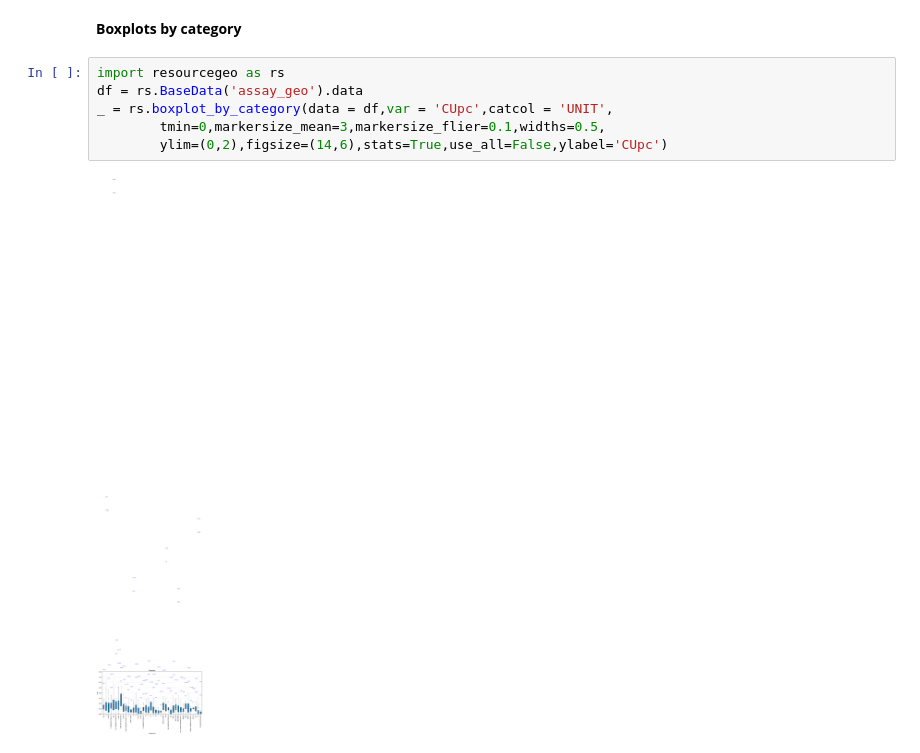
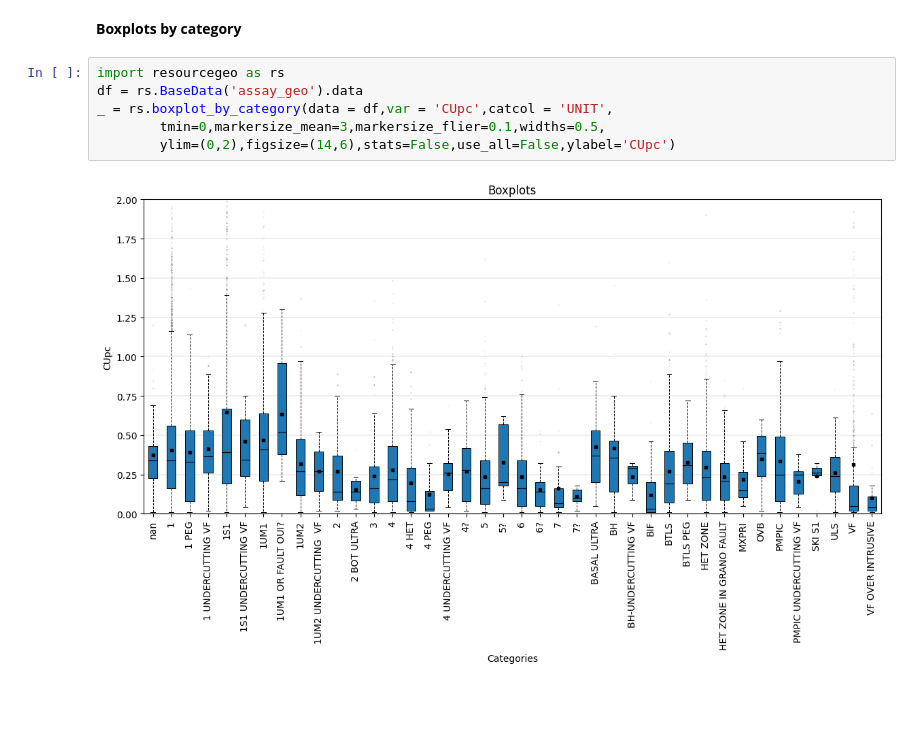
Before and after one commit to numpattern/resourcegeo_binder, a Jupyter notebook: rs_003_boxplot.ipynb, the cells around one changed output. Cells and saved outputs as stored; diff of their text form; blank space fills up the shorter version.

```diff
--- a/rs_003_boxplot.ipynb
+++ b/rs_003_boxplot.ipynb
@@ -3,8 +3,8 @@
 # %%
 import resourcegeo as rs
 df = rs.BaseData('assay_geo').data
 _ = rs.boxplot_by_category(data = df,var = 'CUpc',catcol = 'UNIT',
         tmin=0,markersize_mean=3,markersize_flier=0.1,widths=0.5,
-        ylim=(0,2),figsize=(14,6),stats=True,use_all=False,ylabel='CUpc')
+        ylim=(0,2),figsize=(14,6),stats=False,use_all=False,ylabel='CUpc')
 # %% [output]
-[figure, old version]
+[figure, new version]
```
Also changed, not shown: 8 other files.
